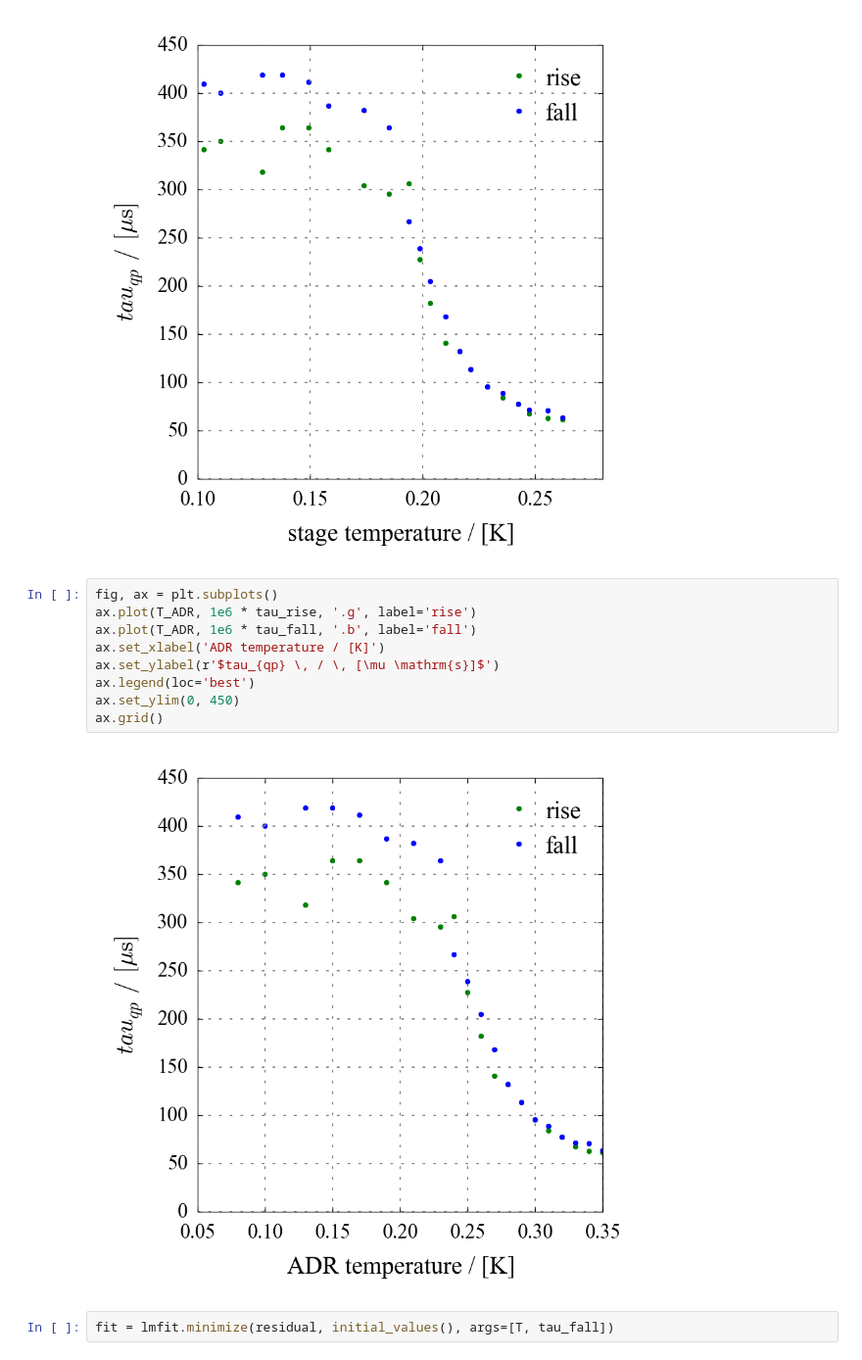
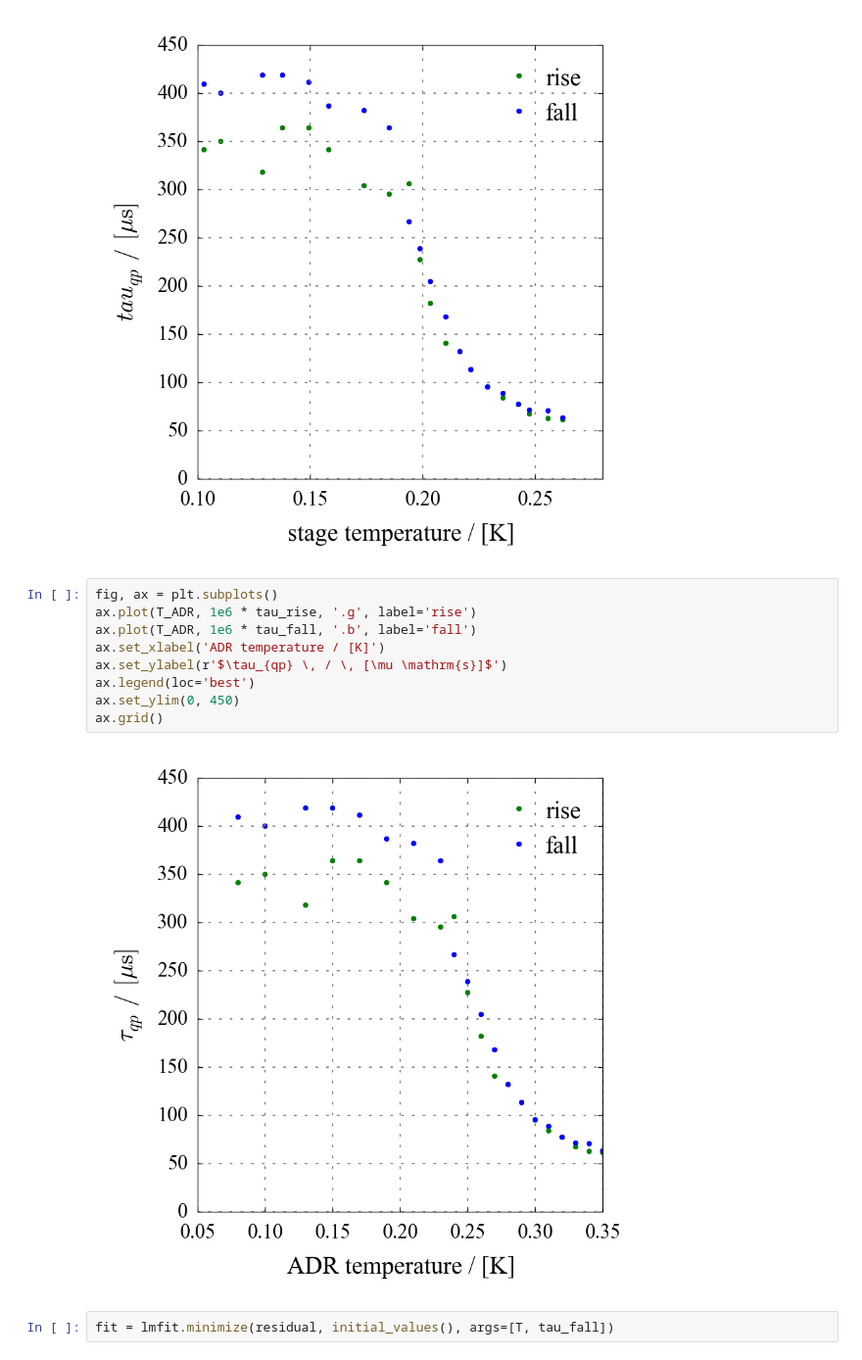
Before and after one commit to danielflanigan/ColumbiaCMB-notebooks, a Jupyter notebook: mkid/2014-07-10_tau_qp_versus_bath_temperature.ipynb, the cells around one changed output. Shown at 98% size. Drawn from its saved outputs; the diff is of its cells as text.

```diff
--- a/mkid/2014-07-10_tau_qp_versus_bath_temperature.ipynb
+++ b/mkid/2014-07-10_tau_qp_versus_bath_temperature.ipynb
@@ -340,14 +340,14 @@ ax.grid()
 # %%
 fig, ax = plt.subplots()
 ax.plot(T_ADR, 1e6 * tau_rise, '.g', label='rise')
 ax.plot(T_ADR, 1e6 * tau_fall, '.b', label='fall')
 ax.set_xlabel('ADR temperature / [K]')
-ax.set_ylabel(r'$tau_{qp} \, / \, [\mu \mathrm{s}]$')
+ax.set_ylabel(r'$\tau_{qp} \, / \, [\mu \mathrm{s}]$')
 ax.legend(loc='best')
 ax.set_ylim(0, 450)
 ax.grid()
 # %% [output]
-[figure, old version]
+[figure, new version]
 # %%
 fit = lmfit.minimize(residual, initial_values(), args=[T, tau_fall])
 # %%
```
Also changed, not shown: parts of 2 cells of this notebook, 2 other files.
